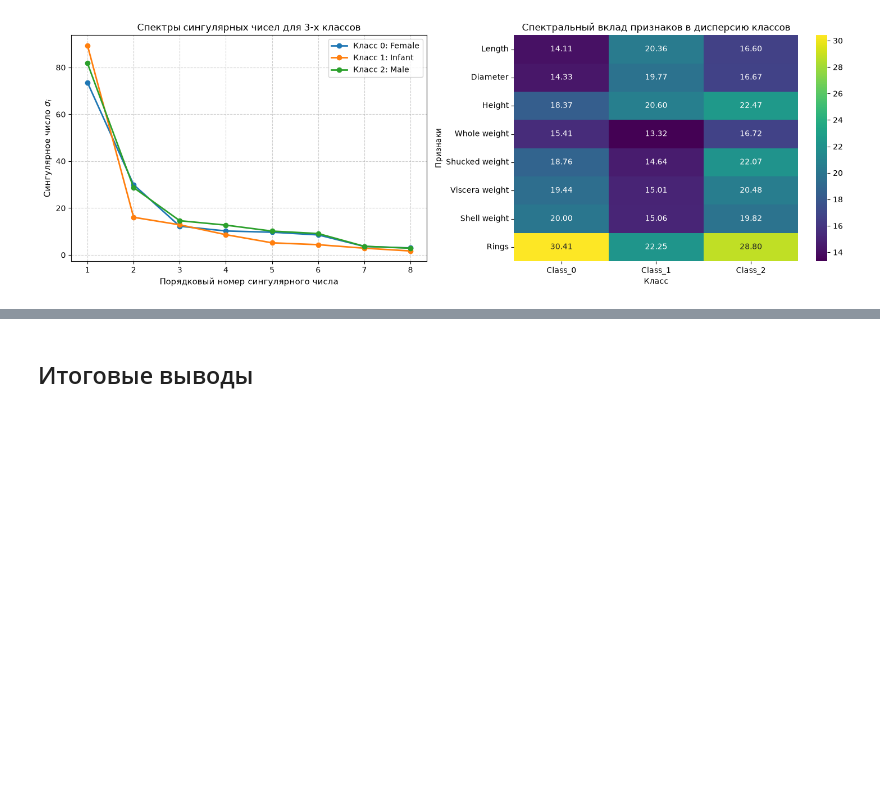
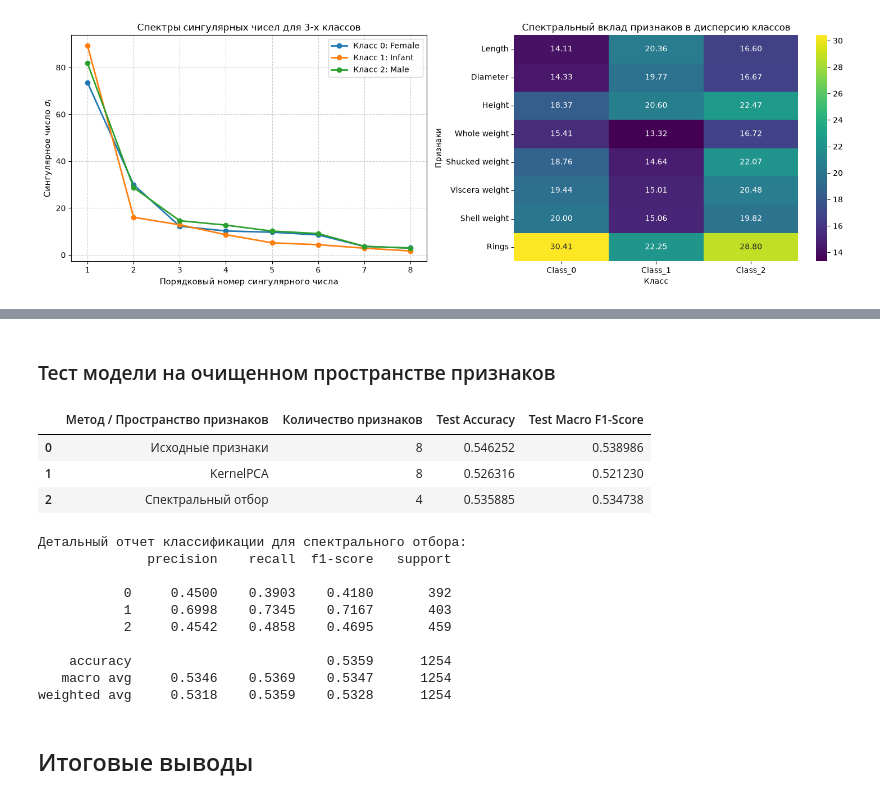
Before and after one commit to dododusi/temporary, a Jupyter notebook: ml/main.ipynb, the cells around one changed output, grey strips where cells are left out. Saved outputs shown, nothing was run; the diff lists cells and outputs as text; code cells hidden in the pictures; blank space fills up the shorter version.

```diff
--- a/ml/main.ipynb
+++ b/ml/main.ipynb
@@ -369,2 +371,64 @@ plt.show()
+# %% [markdown]
+### Тест модели на очищенном пространстве признаков
+# %%
+# Оставляем: Rings и (Height, Shucked weight)
+# Отсекаем: Length, Diameter, Whole weight, Shell weight
+features_list = list(feature_cols)
+
+# можно добавить Viscera weight как дополнительный контрастный вес
+selected_features = ['Rings', 'Height', 'Shucked weight', 'Viscera weight']
+selected_indices = [features_list.index(f) for f in selected_features]
+
+# формируем выборки (опять же без утечки данных)
+X_train_spectral = X_train[:, selected_indices]
+X_test_spectral = X_test[:, selected_indices]
+
+# инициализируем модель с фиксированными параметрами ранее подобранными
+rf_spectral = RandomForestClassifier(
+    **study.best_params,
+    bootstrap=True,
+    random_state=RANDOM_STATE,
+    n_jobs=-1
+)
+
+# обучение и предикт
+rf_spectral.fit(X_train_spectral, y_train)
+y_pred_spectral = rf_spectral.predict(X_test_spectral)
+
+# расчет метрик
+spectral_acc = accuracy_score(y_test, y_pred_spectral)
+spectral_macro_f1 = f1_score(y_test, y_pred_spectral, average='macro')
+
+# результаты по всем этапам работы
+final_comparison_df = pd.DataFrame({
+    'Метод / Пространство признаков': [
+        'Исходные признаки',
+        'KernelPCA',
+        f'Спектральный отбор'
+    ],
+    'Количество признаков': [X_train.shape[1], 8, len(selected_features)],
+    'Test Accuracy': [original_acc, kpca_acc, spectral_acc],
+    'Test Macro F1-Score': [original_macro_f1, kpca_macro_f1, spectral_macro_f1]
+})
+
+display(final_comparison_df)
+
+print("\nДетальный отчет классификации для спектрального отбора:")
+print(classification_report(y_test, y_pred_spectral, digits=4))
+# %% [output]
+|  | Метод / Пространство признаков | Количество признаков | Test Accuracy | Test Macro F1-Score |
+| 0 | Исходные признаки | 8 | 0.546252 | 0.538986 |
+| 1 | KernelPCA | 8 | 0.526316 | 0.521230 |
+| 2 | Спектральный отбор | 4 | 0.535885 | 0.534738 |
+Детальный отчет классификации для спектрального отбора:
+              precision    recall  f1-score   support
+
+           0     0.4500    0.3903    0.4180       392
+           1     0.6998    0.7345    0.7167       403
+           2     0.4542    0.4858    0.4695       459
+
+    accuracy                         0.5359      1254
+   macro avg     0.5346    0.5369    0.5347      1254
+weighted avg     0.5318    0.5359    0.5328      1254
 # %% [markdown]
 ## Итоговые выводы
```
Also changed, not shown: parts of 7 cells of this notebook.
